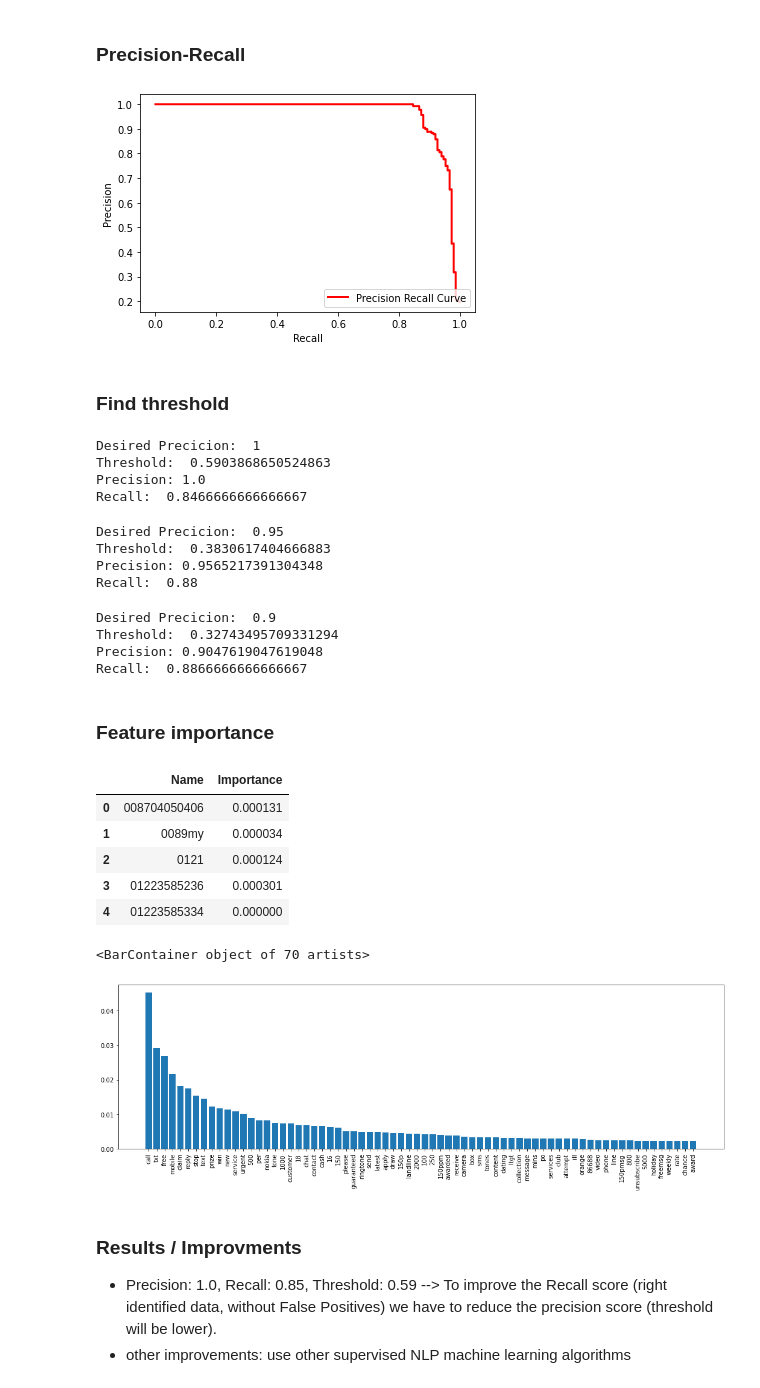
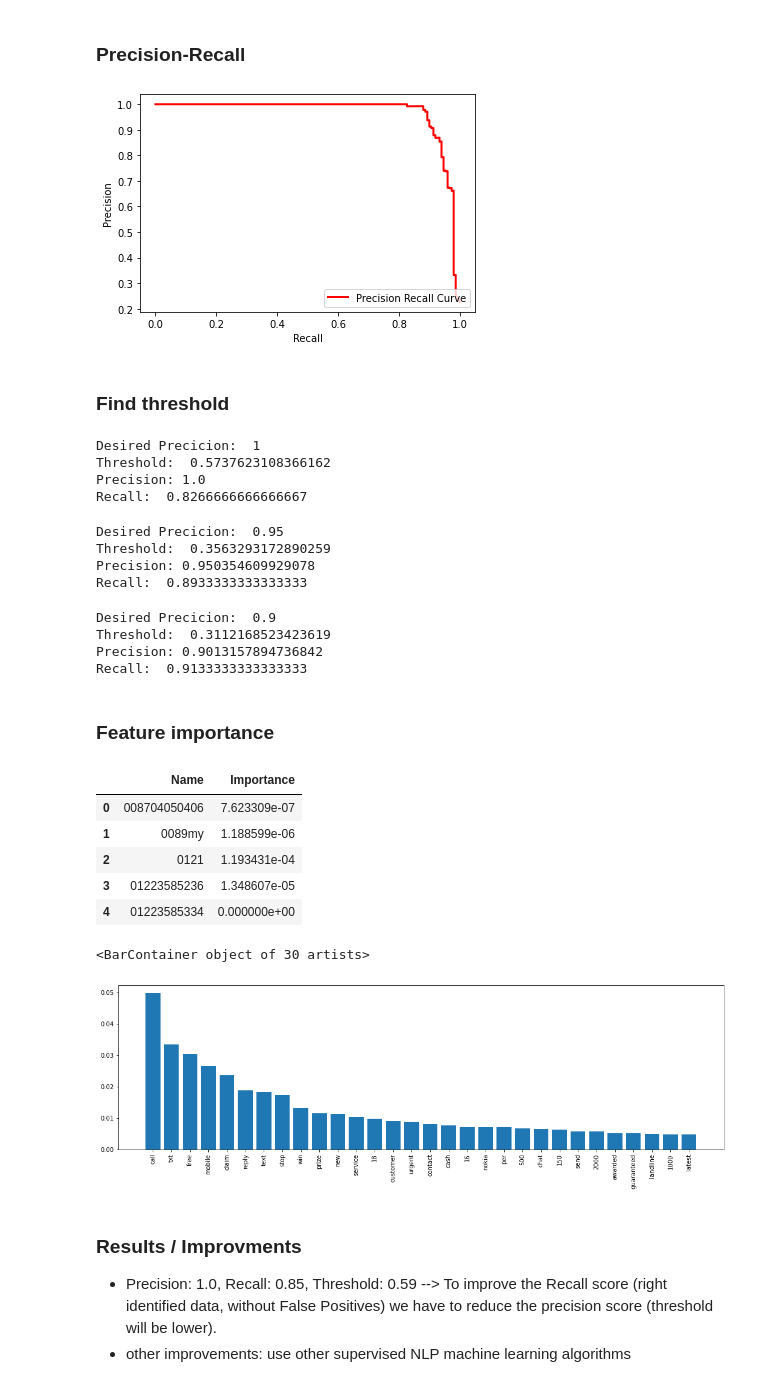
Before and after one commit to vbarn3/DataMining2020, a Jupyter notebook: week6/Assignment_spam_classification.ipynb, the cells around one changed output. Drawn from its saved outputs; the diff is of its cells as text; code cells hidden in the pictures.

```diff
--- a/week6/Assignment_spam_classification.ipynb
+++ b/week6/Assignment_spam_classification.ipynb
@@ -280,7 +280,7 @@ rf_model = rfc(class_weight='balanced', n_jobs=-1)
 
 # set up random search meta-estimator
 # this will train 100 models over 5 folds of cross validation (500 models total)
-clf = RandomizedSearchCV(rf_model, model_params, n_iter=100, cv=5, random_state=0)
+clf = RandomizedSearchCV(rf_model, model_params, n_iter=10, cv=5, random_state=0)
 # %%
 model = clf.fit(msg_train, label_train)
 # %%
@@ -324,7 +324,7 @@ plt.ylabel("Precision")
 plt.legend(loc="lower right")
 plt.show()
 # %% [output]
-[figure, old version]
+[figure, new version]
 # %% [markdown]
 ### Find threshold
 # %%
@@ -340,23 +340,23 @@ def find_threshold(p, r, t, des_p):
 find_threshold(p,r,thresholds_prc, 1)
 # %% [output]
 Desired Precicion:  1
-Threshold:  0.5903868650524863
+Threshold:  0.5737623108366162
 Precision: 1.0
-Recall:  0.8466666666666667
+Recall:  0.8266666666666667
 # %%
 find_threshold(p,r,thresholds_prc, 0.95)
 # %% [output]
 Desired Precicion:  0.95
-Threshold:  0.3830617404666883
-Precision: 0.9565217391304348
-Recall:  0.88
+Threshold:  0.3563293172890259
+Precision: 0.950354609929078
+Recall:  0.8933333333333333
 # %%
 find_threshold(p,r,thresholds_prc, 0.90)
 # %% [output]
 Desired Precicion:  0.9
-Threshold:  0.32743495709331294
-Precision: 0.9047619047619048
-Recall:  0.8866666666666667
+Threshold:  0.3112168523423619
+Precision: 0.9013157894736842
+Recall:  0.9133333333333333
 # %% [markdown]
 ### Feature importance
 # %%
@@ -367,23 +367,23 @@ feat_importance_data = pd.DataFrame(list(zip(feat_names, feat_importances)), col
 feat_importance_data.head()
 # %% [output]
 |  | Name | Importance |
-| 0 | 008704050406 | 0.000131 |
-| 1 | 0089my | 0.000034 |
-| 2 | 0121 | 0.000124 |
-| 3 | 01223585236 | 0.000301 |
-| 4 | 01223585334 | 0.000000 |
+| 0 | 008704050406 | 7.623309e-07 |
+| 1 | 0089my | 1.188599e-06 |
+| 2 | 0121 | 1.193431e-04 |
+| 3 | 01223585236 | 1.348607e-05 |
+| 4 | 01223585334 | 0.000000e+00 |
 # %%
 feat_importance_data.sort_values(by="Importance", ascending=False, inplace=True)
-n=70
+n=30
 n_feat_names      = feat_importance_data.iloc[0:n]['Name'].values
 n_feat_importances = feat_importance_data.iloc[0:n]['Importance'].values
 
 fig, axs = plt.subplots(1, figsize=(18,5))
 plt.xticks(rotation=90)
 plt.bar(n_feat_names, n_feat_importances)
 # %% [output]
-<BarContainer object of 70 artists>
+<BarContainer object of 30 artists>
-[figure, old version]
+[figure, new version]
 # %% [markdown]
 ### Results / Improvments
 - Precision: 1.0, Recall:  0.85, Threshold:  0.59 --> To improve the Recall score (right identified data, without False Positives) we have to reduce the precision score (threshold will be lower).
```
Also changed, not shown: parts of 2 cells of this notebook.
